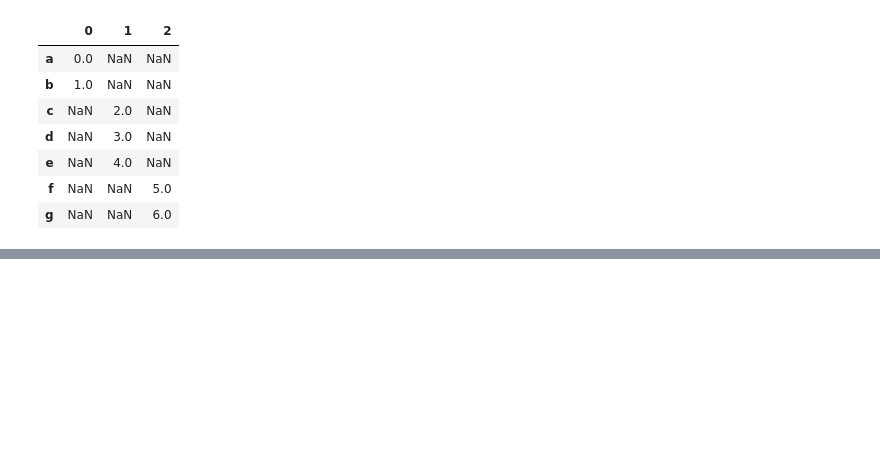
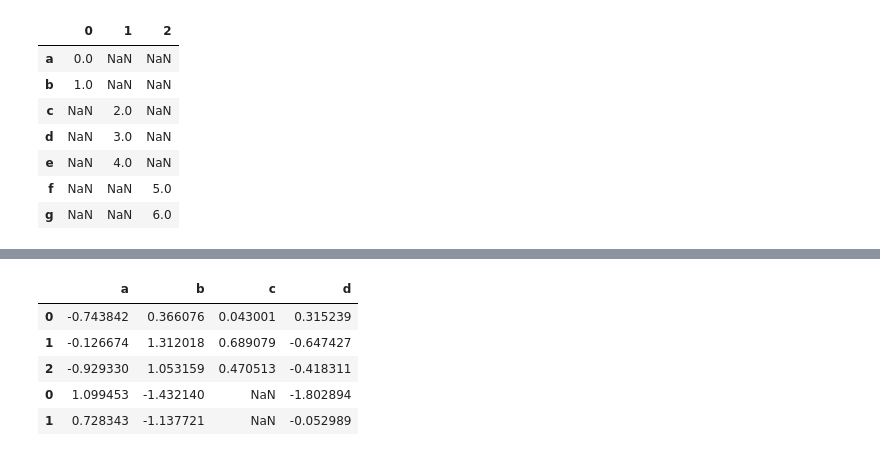
Before and after one commit to atulsingh0/MachineLearning, a Jupyter notebook: python_DC/Data_Wrangling_#1.ipynb, the cells around one changed output, grey strips where cells are left out. Saved outputs shown, nothing was run; the diff lists cells and outputs as text; code cells hidden in the pictures; blank space fills up the shorter version.

```diff
--- a/python_DC/Data_Wrangling_#1.ipynb
+++ b/python_DC/Data_Wrangling_#1.ipynb
@@ -308,0 +416,7 @@ pd.concat([s1, s2, s3], axis=1)
+# %%
+# DataFrames in which the row index is not meaningful in the context of the analysis
+
+df1 = pd.DataFrame(np.random.randn(3, 4), columns=['a', 'b', 'c', 'd'])
+df2 = pd.DataFrame(np.random.randn(2, 3), columns=['b', 'd', 'a'])
+
+print(df1, "\n\n", df2)
@@ -308,0 +432,9 @@ pd.concat([s1, s2, s3], axis=1)
+# %%
+pd.concat([df1, df2])
+# %% [output]
+|  | a | b | c | d |
+| 0 | -0.743842 | 0.366076 | 0.043001 | 0.315239 |
+| 1 | -0.126674 | 1.312018 | 0.689079 | -0.647427 |
+| 2 | -0.929330 | 1.053159 | 0.470513 | -0.418311 |
+| 0 | 1.099453 | -1.432140 | NaN | -1.802894 |
+| 1 | 0.728343 | -1.137721 | NaN | -0.052989 |
```
Also changed, not shown: parts of 15 cells of this notebook.
